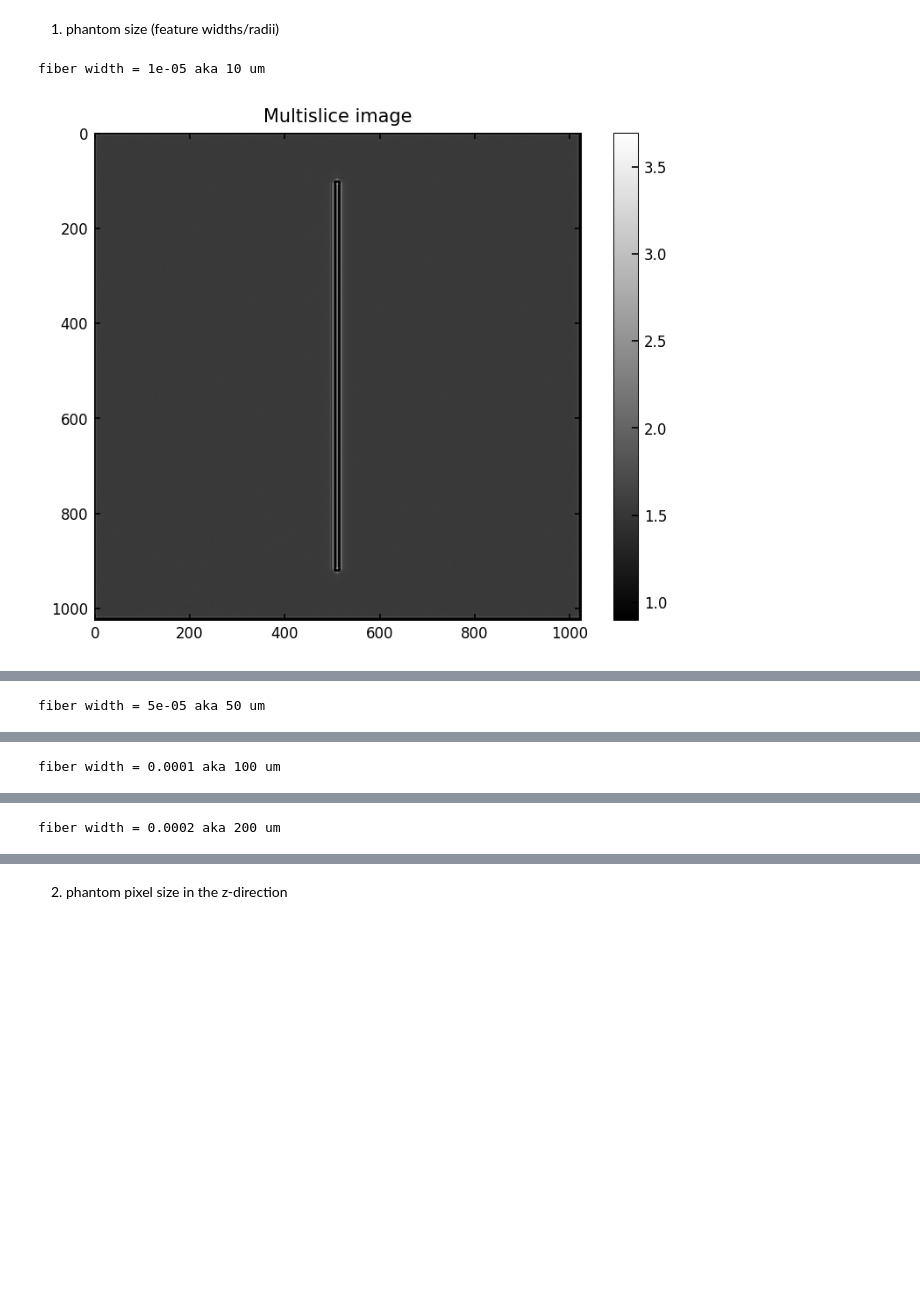
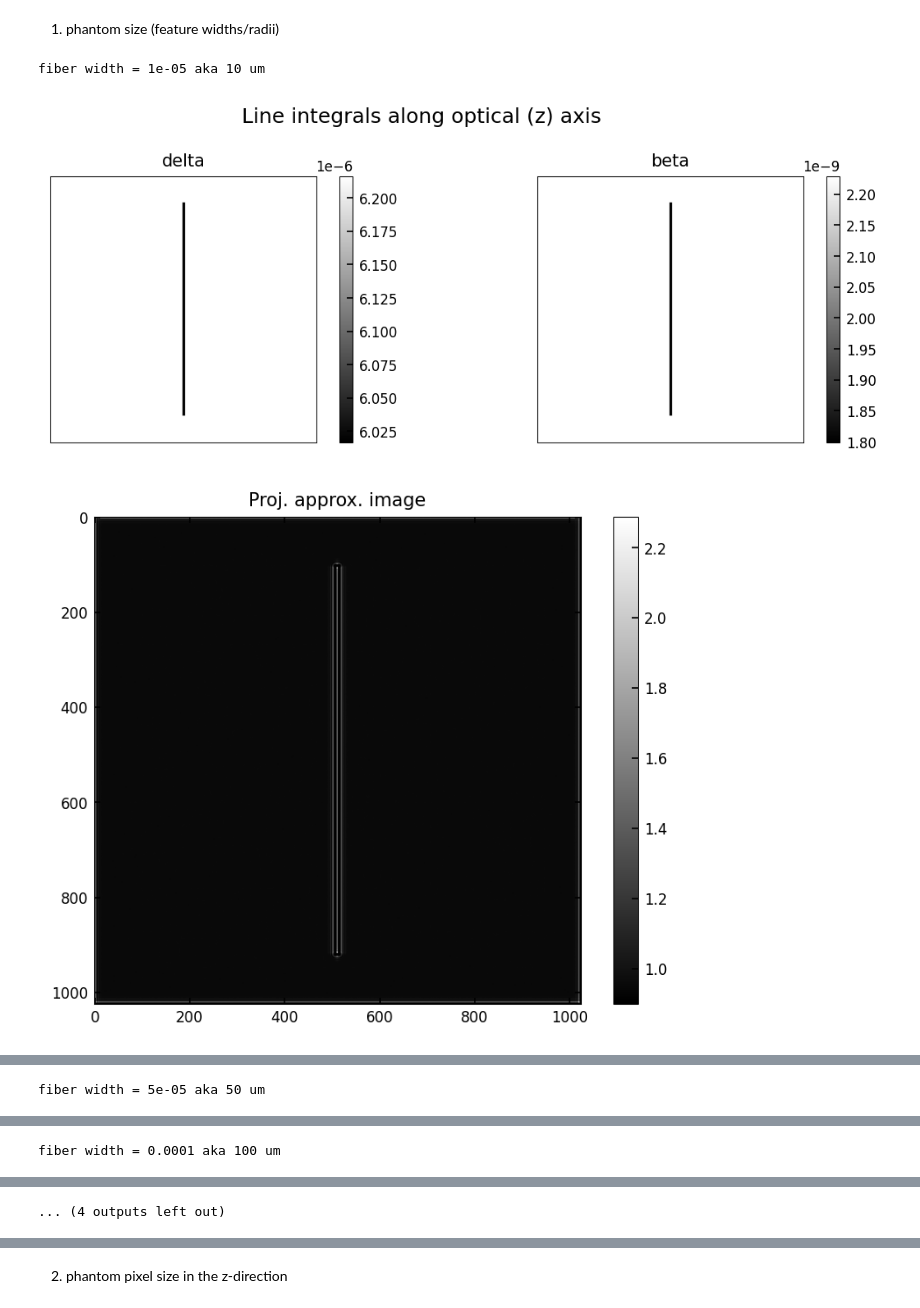
Before and after one commit to gjadick/spectral-xpci, a Jupyter notebook: multislice.ipynb, the cells around one changed output, grey strips where cells are left out. Drawn from its saved outputs; the diff is of its cells as text; code cells hidden in the pictures; blank space fills up the shorter version.

Commit message:
added input parameter phantom_N to simulate.py

```diff
--- a/multislice.ipynb
+++ b/multislice.ipynb
@@ -125,7 +125,7 @@ Wall time: 31.4 s
 
 beta_proj = phantom_dz * jnp.sum(obj_beta, axis=0)
 delta_proj = phantom_dz * jnp.sum(obj_beta, axis=0)
-img_approx = simulate_projection(beta_proj, delta_proj, phantom_dx, det_shape, det_dx, det_fwhm, energy, propdist, I0)
+img_approx = simulate_projection(beta_proj, delta_proj, phantom_dx, phantom_N, det_shape, det_dx, det_fwhm, energy, propdist, I0)
 
 plt.title('Proj approx image')
 plt.imshow(img_approx, vmin=0.9)
@@ -154,8 +154,10 @@ def simulate_multislice(obj_beta, obj_delta, phantom_dx, phantom_dz, phantom_N,
         spectrum = get_wavelen(energy),
         spectral_density = 1.0,
     )
-    field = field / field.intensity.max()**0.5  # normalize
+
+    field = field / field.intensity.max()**0.5 / ((phantom_N / det_shape[0])**2)  # normalize
     cval = field.intensity.max()
+
 
     # modulate field thru sample
     exit_field = cx.multislice_thick_sample(field, obj_beta, obj_delta, n_avg, phantom_dz, N_pad)
@@ -166,7 +168,8 @@ def simulate_multislice(obj_beta, obj_delta, phantom_dx, phantom_dz, phantom_N,
     # resample from phantom resolution -> detector resolution (pixel sizes don't necessarily match)
     det_resample_func = init_plane_resample(det_shape, (det_dx, det_dx), resampling_method='linear')
     img_ms = det_resample_func(det_field.intensity.squeeze()[...,None,None], field.dx.ravel()[:1])[...,0,0]
-    img_ms /= img_ms.ravel()[0]
+    # img_ms /= img_ms.ravel()[0]
+    # better normalization here!
 
     # add noise and PSF blur
     img_ms = jax.random.poisson(key, I0*img_ms, img_ms.shape) / I0 # noise
@@ -290,39 +293,40 @@ det_shape = (1024, 1024)
 det_fwhm = 1e-6
 propdist = 500e-3
 energy = 20
 I0 = 1e5
 dx = 1e-6
 Nz = 10
 fov = N*dx
 phantom_dz = fov/Nz
 det_dx = fov / det_shape[0]
 ######################
 
 # original fiber_width = 100e-6
 
 for fiber_width in [10e-6, 50e-6, 100e-6, 200e-6]:
     print(f'fiber width = {fiber_width} aka {fiber_width*1e6:.0f} um')
 
     obj_delta, obj_beta = make_fiber_phantom(N, Nz, dx, fiber_width, energy)
 
     ### show the phantom directly: ###
-    # show_phantom(obj_delta, obj_beta)
+    show_phantom(obj_delta, obj_beta)
 
     ### show the projection approximation: ###
-    # beta_proj = phantom_dz * jnp.sum(obj_beta, axis=0)
-    # delta_proj = phantom_dz * jnp.sum(obj_delta, axis=0)
-    # img_approx = simulate_projection(beta_proj, delta_proj, dx, det_shape, det_dx, det_fwhm, energy, propdist, I0)
-    # plt.title('Proj. approx. image')
-    # plt.imshow(img_approx, vmin=0.9)
-    # plt.colorbar()
-    # plt.show()
+    beta_proj = phantom_dz * jnp.sum(obj_beta, axis=0)
+    delta_proj = phantom_dz * jnp.sum(obj_delta, axis=0)
+    img_approx = simulate_projection(beta_proj, delta_proj, dx, N, det_shape, det_dx, det_fwhm, energy, propdist, I0)
+    plt.title('Proj. approx. image')
+    plt.imshow(img_approx, vmin=0.9)
+    plt.colorbar()
+    plt.show()
 
     ### show the multislice approximation: ###
     img_ms = simulate_multislice(obj_beta, obj_delta, dx, phantom_dz, N, Nz, det_shape, det_dx, det_fwhm, energy, propdist, I0)
     plt.title('Multislice image')
     plt.imshow(img_ms, vmin=0.9)
     plt.colorbar()
     plt.show()
 # %% [output]
 fiber width = 1e-05 aka 10 um
-[figure, old version]
+[figure, new version]
+[figure, new version]
@@ -333 +342 @@ fiber width = 0.0001 aka 100 um
-fiber width = 0.0002 aka 200 um
+... (4 outputs left out)
```
Also changed, not shown: parts of 10 cells of this notebook, 1 other file.
